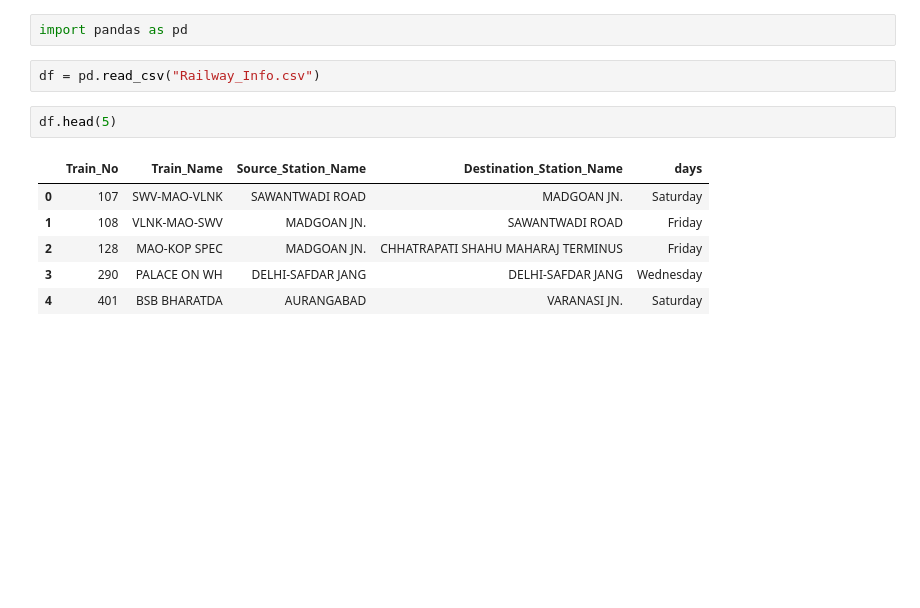
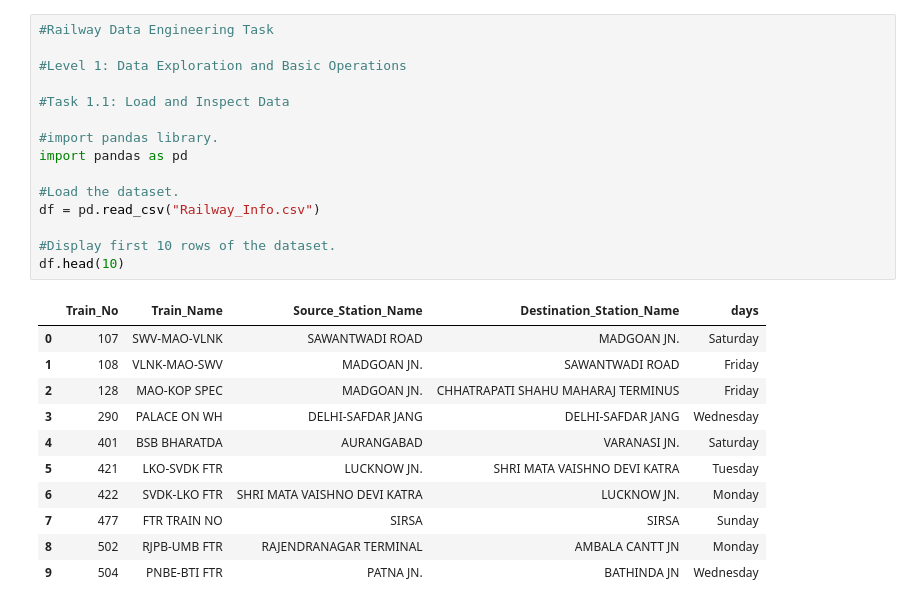
Before and after one commit to kavinda85346/railway, a Jupyter notebook: railway.ipynb, the cells around one changed output. Drawn from its saved outputs; the diff is of its cells as text; blank space fills up the shorter version.

```diff
--- a/railway.ipynb
+++ b/railway.ipynb
@@ -1,13 +1,27 @@
-# %%
-import pandas as pd
-# %%
-df = pd.read_csv("Railway_Info.csv")
-# %%
-df.head(5)
-# %% [output]
-|  | Train_No | Train_Name | Source_Station_Name | Destination_Station_Name | days |
-| 0 | 107 | SWV-MAO-VLNK | SAWANTWADI ROAD | MADGOAN JN. | Saturday |
-| 1 | 108 | VLNK-MAO-SWV | MADGOAN JN. | SAWANTWADI ROAD | Friday |
-| 2 | 128 | MAO-KOP SPEC | MADGOAN JN. | CHHATRAPATI SHAHU MAHARAJ TERMINUS | Friday |
-| 3 | 290 | PALACE ON WH | DELHI-SAFDAR JANG | DELHI-SAFDAR JANG | Wednesday |
-| 4 | 401 | BSB BHARATDA | AURANGABAD | VARANASI JN. | Saturday |
+# %%
+#Railway Data Engineering Task
+
+#Level 1: Data Exploration and Basic Operations
+
+#Task 1.1: Load and Inspect Data
+
+#import pandas library.
+import pandas as pd
+
+#Load the dataset.
+df = pd.read_csv("Railway_Info.csv")
+
+#Display first 10 rows of the dataset.
+df.head(10)
+# %% [output]
+|  | Train_No | Train_Name | Source_Station_Name | Destination_Station_Name | days |
+| 0 | 107 | SWV-MAO-VLNK | SAWANTWADI ROAD | MADGOAN JN. | Saturday |
+| 1 | 108 | VLNK-MAO-SWV | MADGOAN JN. | SAWANTWADI ROAD | Friday |
+| 2 | 128 | MAO-KOP SPEC | MADGOAN JN. | CHHATRAPATI SHAHU MAHARAJ TERMINUS | Friday |
+| 3 | 290 | PALACE ON WH | DELHI-SAFDAR JANG | DELHI-SAFDAR JANG | Wednesday |
+| 4 | 401 | BSB BHARATDA | AURANGABAD | VARANASI JN. | Saturday |
+| 5 | 421 | LKO-SVDK FTR | LUCKNOW JN. | SHRI MATA VAISHNO DEVI KATRA | Tuesday |
+| 6 | 422 | SVDK-LKO FTR | SHRI MATA VAISHNO DEVI KATRA | LUCKNOW JN. | Monday |
+| 7 | 477 | FTR TRAIN NO | SIRSA | SIRSA | Sunday |
+| 8 | 502 | RJPB-UMB FTR | RAJENDRANAGAR TERMINAL | AMBALA CANTT JN | Monday |
+| 9 | 504 | PNBE-BTI FTR | PATNA JN. | BATHINDA JN | Wednesday |
```
Also changed, not shown: parts of 15 cells of this notebook.
